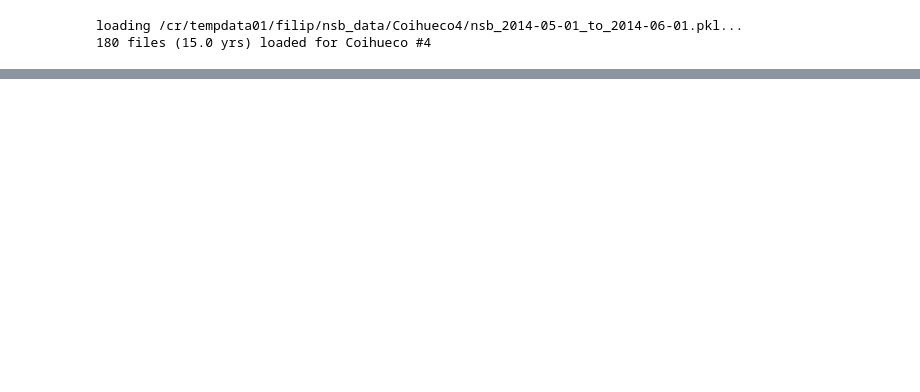
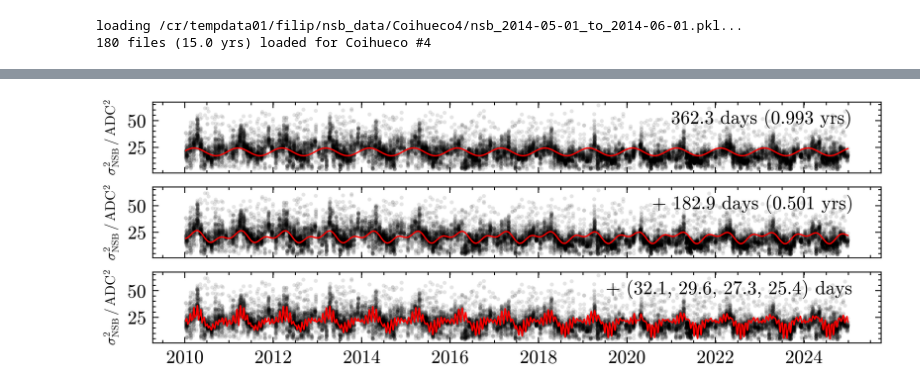
Before and after one commit to Quizznor/thesis-latex, a Jupyter notebook: scripts/plot_scripts/04-xy-chapter/nsb_patterns/check.ipynb, the cells around one changed output, grey strips where cells are left out. Drawn from its saved outputs; the diff is of its cells as text; code cells hidden in the pictures; blank space fills up the shorter version.

```diff
--- a/scripts/plot_scripts/04-xy-chapter/nsb_patterns/check.ipynb
+++ b/scripts/plot_scripts/04-xy-chapter/nsb_patterns/check.ipynb
@@ -120,0 +134,35 @@ print(xmin)
+# %%
+from datetime import datetime
+from utils.binaries import *
+
+set_plt_style("slim")
+
+start, stop = datetime(2010, 1, 1).timestamp(), datetime(2024, 12, 31).timestamp()
+X = np.linspace(start, stop)
+
+fig, axes = plt.subplots(3, 1, sharex=True, sharey=True)
+pixel210 = CO4.get_pixel(210)
+
+for n, ax in zip([1, 2, 6], axes):
+    model, peaks, amplitudes = pixel210.get_model(show=False, return_peaks=True, return_amplitudes=True, n_peaks=n, height=20)
+
+    # pixel210.show(ax=ax, show_mean=True)
+    ax.scatter(pixel210.df['datetime'], pixel210.df['night_sky_background'], alpha=0.1, ec='none')
+    ax.plot(pixel210.df['datetime'], model(pixel210.df['days_since_start']), marker='none', lw=0.7, c='r')
+
+    if n == 6:
+        fmt = "(" +f", ".join([f"{d:.1f}" for d in 1/np.array(peaks[2:])]) + ") days"
+    else:
+        fmt = f"{1/peaks[-1]:.1f} days ({1/peaks[-1]/365:.3f} yrs)" if 1/peaks[-1]>180 else f"{1/peaks[-1]:.1f} days"
+
+    ax.set_ylabel("$\sigma^2_\mathrm{NSB}\,/\,\mathrm{ADC}^2$", fontsize=7)
+    ax.text(
+        0.96, 0.9,
+        fmt if n == 1 else "$+$ " + fmt,
+        transform=ax.transAxes,
+        va='top', ha='right'
+    )
+
+plot.apply_datetime_format(ax)
+plot.save(fig, "nsb_thesis_plots/sinusoidal_model")
+# %% [output]
@@ -120,0 +174 @@ print(xmin)
+[figure, added]
```
Also changed, not shown: parts of 11 cells of this notebook, 3 other files.
